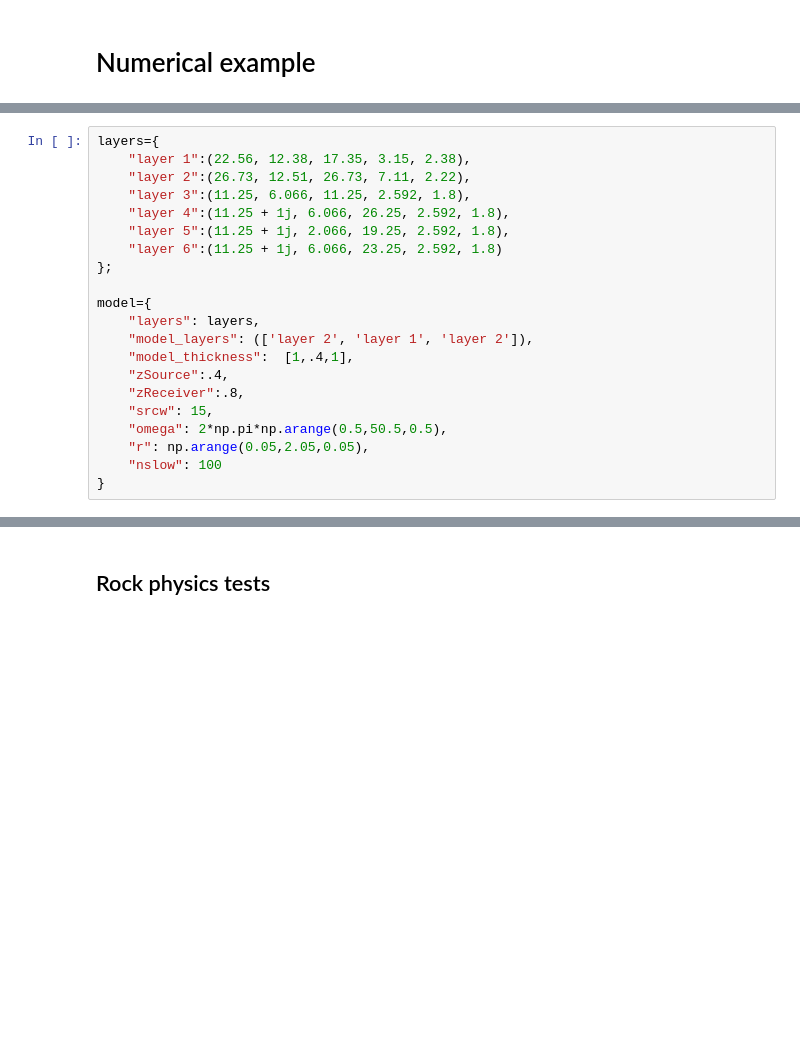
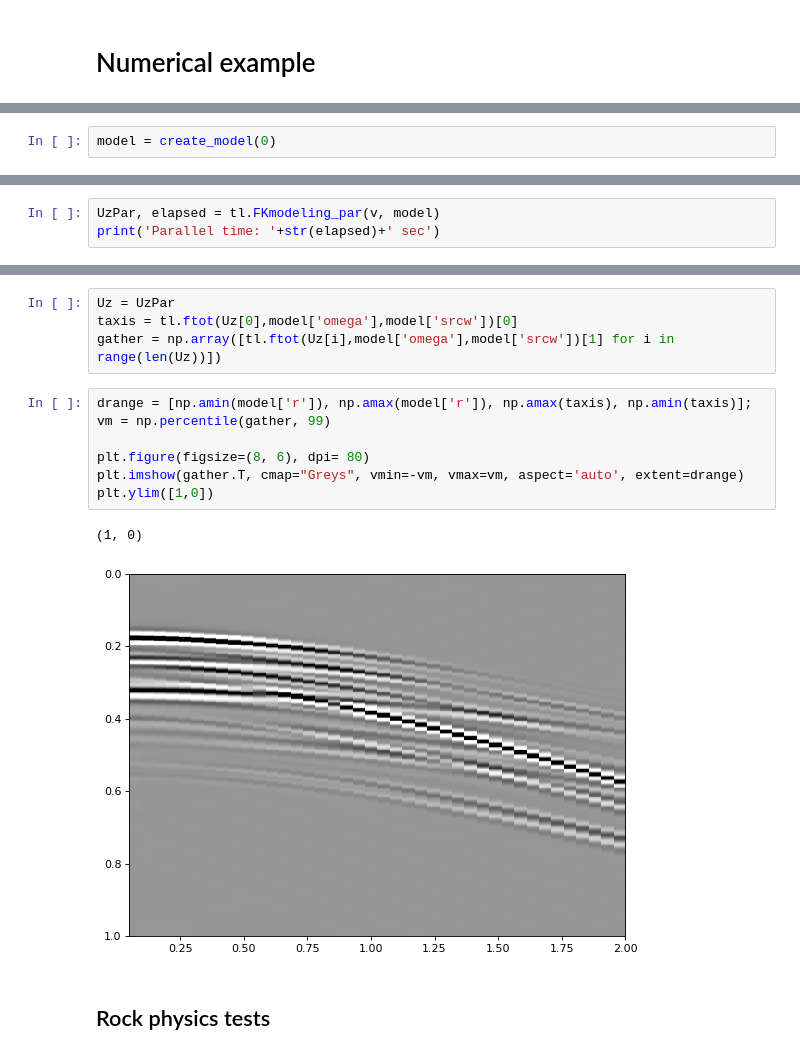
Before and after one commit to yuriyi/PM2-codes, a Jupyter notebook: python_code/tlPython-dev.ipynb, the cells around one changed output, grey strips where cells are left out. Cells and saved outputs as stored; diff of their text form; blank space fills up the shorter version.

```diff
--- a/python_code/tlPython-dev.ipynb
+++ b/python_code/tlPython-dev.ipynb
@@ -47,21 +61,0 @@ Define dictionary `layer` assigning a layer label with fixed, potentially comple
-# %%
-layers={
-    "layer 1":(22.56, 12.38, 17.35, 3.15, 2.38),
-    "layer 2":(26.73, 12.51, 26.73, 7.11, 2.22),
-    "layer 3":(11.25, 6.066, 11.25, 2.592, 1.8),
-    "layer 4":(11.25 + 1j, 6.066, 26.25, 2.592, 1.8),
-    "layer 5":(11.25 + 1j, 2.066, 19.25, 2.592, 1.8),
-    "layer 6":(11.25 + 1j, 6.066, 23.25, 2.592, 1.8)
-};
-
-model={
-    "layers": layers,
-    "model_layers": (['layer 2', 'layer 1', 'layer 2']),
-    "model_thickness":  [1,.4,1],
-    "zSource":.4,
-    "zReceiver":.8,
-    "srcw": 15,
-    "omega": 2*np.pi*np.arange(0.5,50.5,0.5),
-    "r": np.arange(0.05,2.05,0.05),
-    "nslow": 100
-}
@@ -69,0 +104,2 @@ model={
+# %%
+model = create_model(0)
@@ -69,0 +112,3 @@ model={
+# %%
+UzPar, elapsed = tl.FKmodeling_par(v, model)
+print('Parallel time: '+str(elapsed)+' sec')
@@ -80,2 +134,16 @@ Parallel time: 4.215287208557129 sec
+# %%
+Uz = UzPar
+taxis = tl.ftot(Uz[0],model['omega'],model['srcw'])[0]
+gather = np.array([tl.ftot(Uz[i],model['omega'],model['srcw'])[1] for i in range(len(Uz))])
+# %%
+drange = [np.amin(model['r']), np.amax(model['r']), np.amax(taxis), np.amin(taxis)];
+vm = np.percentile(gather, 99)
+
+plt.figure(figsize=(8, 6), dpi= 80)
+plt.imshow(gather.T, cmap="Greys", vmin=-vm, vmax=vm, aspect='auto', extent=drange)
+plt.ylim([1,0])
+# %% [output]
+(1, 0)
+[figure, added]
 # %% [markdown]
 ## Rock physics tests
```
Also changed, not shown: parts of 19 cells of this notebook, 3 other files.
